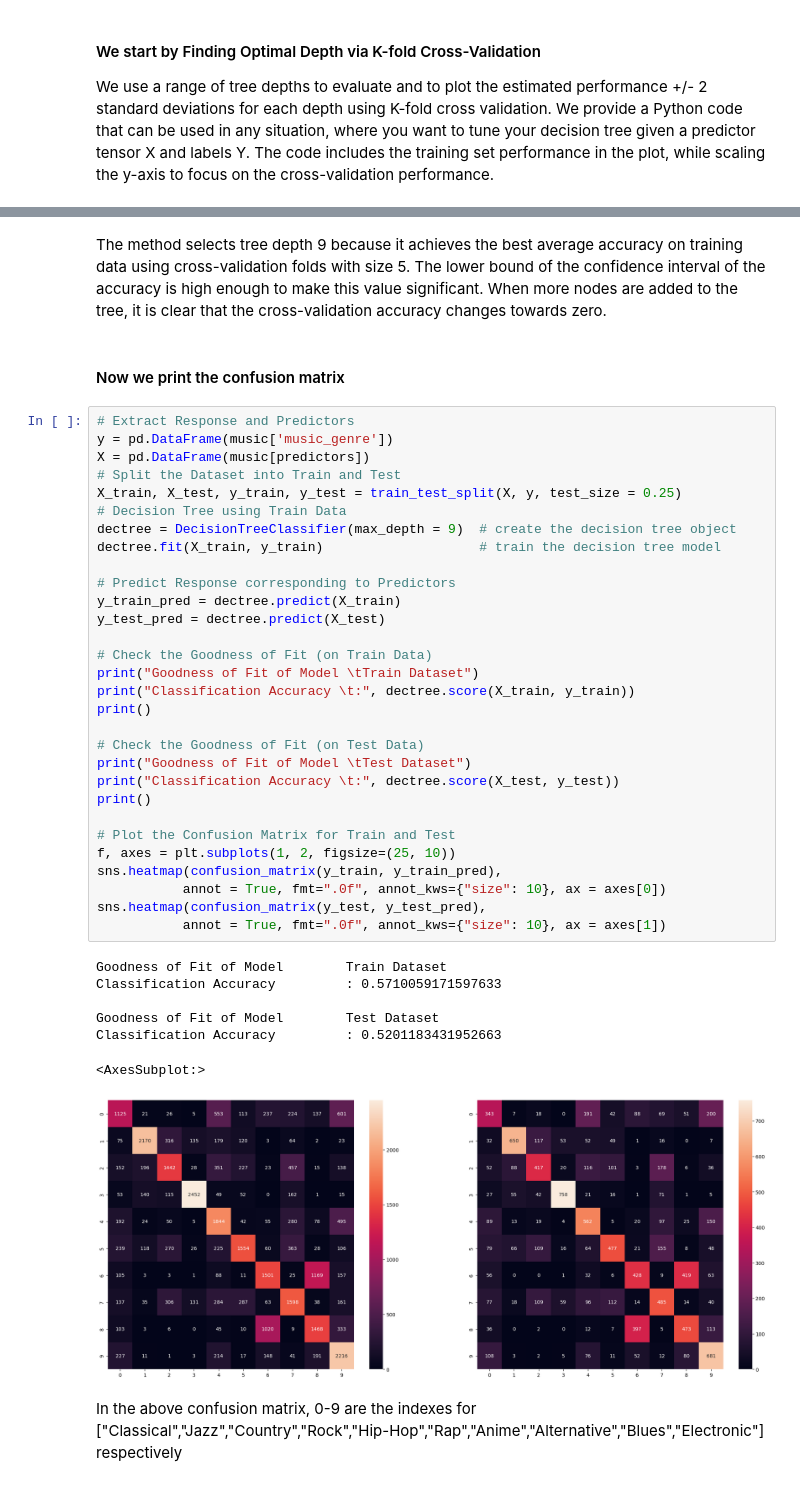
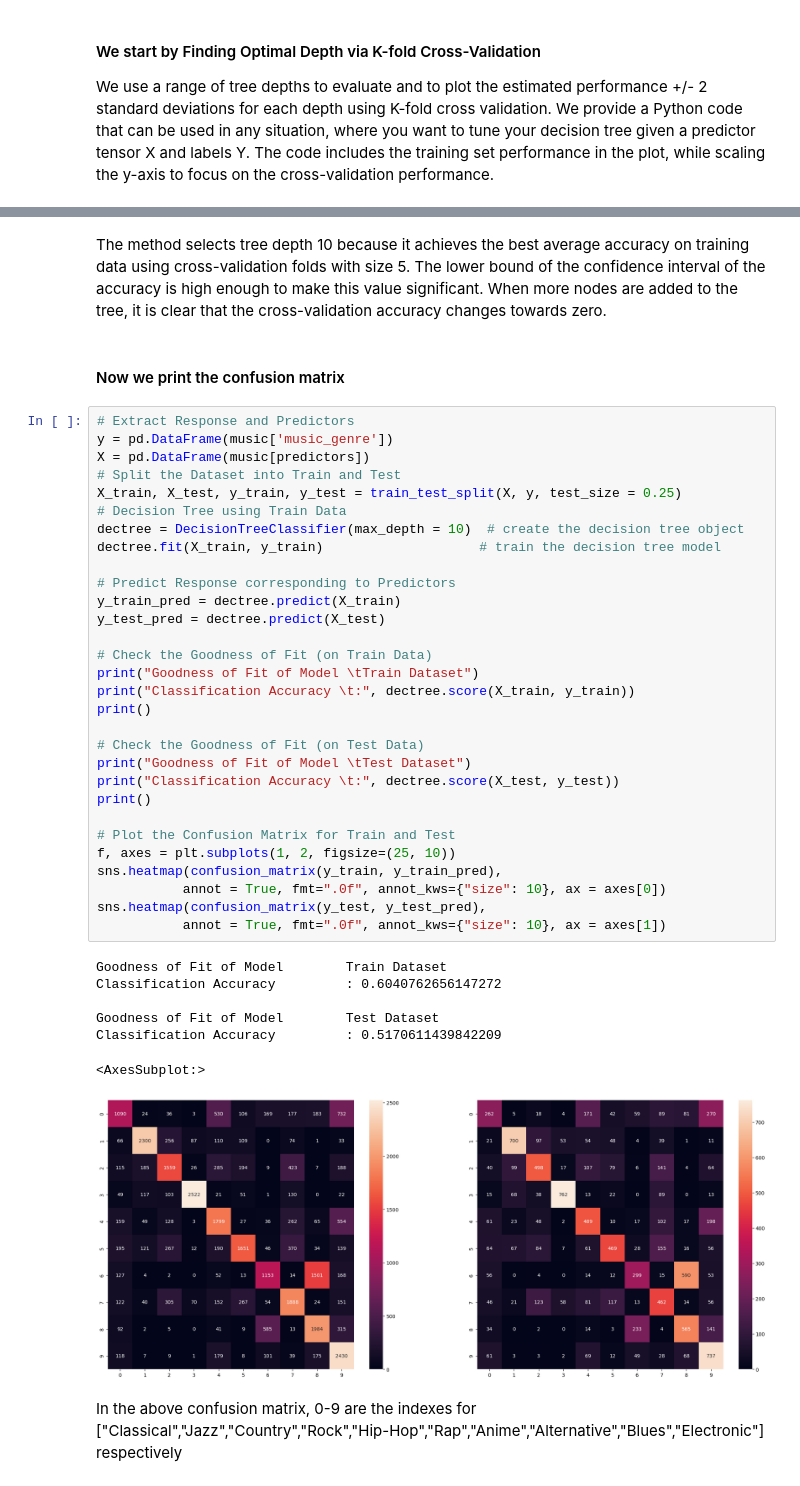
Before and after one commit to tanvi-jain3/SC1015-Song-Genre-Classification, a Jupyter notebook: Data Science Mini_Project.ipynb, the cells around one changed output, grey strips where cells are left out. Cells and saved outputs as stored; diff of their text form.

```diff
--- a/Data Science Mini_Project.ipynb
+++ b/Data Science Mini_Project.ipynb
@@ -773,5 +773,5 @@ The depth-10 tree achieves the best mean cross-validation accuracy 51.22617 +/-
 # %% [markdown]
-The method selects tree depth 9 because it achieves the best average accuracy on training data using cross-validation folds with size 5. The lower bound of the confidence interval of the accuracy is high enough to make this value significant. When more nodes are added to the tree, it is clear that the cross-validation accuracy changes towards zero.
+The method selects tree depth 10 because it achieves the best average accuracy on training data using cross-validation folds with size 5. The lower bound of the confidence interval of the accuracy is high enough to make this value significant. When more nodes are added to the tree, it is clear that the cross-validation accuracy changes towards zero.
 # %% [markdown]
 #### Now we print the confusion matrix
 # %%
@@ -781,37 +781,37 @@ X = pd.DataFrame(music[predictors])
 # Split the Dataset into Train and Test
 X_train, X_test, y_train, y_test = train_test_split(X, y, test_size = 0.25)
 # Decision Tree using Train Data
-dectree = DecisionTreeClassifier(max_depth = 9)  # create the decision tree object
+dectree = DecisionTreeClassifier(max_depth = 10)  # create the decision tree object
 dectree.fit(X_train, y_train)                    # train the decision tree model
 
 # Predict Response corresponding to Predictors
 y_train_pred = dectree.predict(X_train)
 y_test_pred = dectree.predict(X_test)
 
 # Check the Goodness of Fit (on Train Data)
 print("Goodness of Fit of Model \tTrain Dataset")
 print("Classification Accuracy \t:", dectree.score(X_train, y_train))
 print()
 
 # Check the Goodness of Fit (on Test Data)
 print("Goodness of Fit of Model \tTest Dataset")
 print("Classification Accuracy \t:", dectree.score(X_test, y_test))
 print()
 
 # Plot the Confusion Matrix for Train and Test
 f, axes = plt.subplots(1, 2, figsize=(25, 10))
 sns.heatmap(confusion_matrix(y_train, y_train_pred),
            annot = True, fmt=".0f", annot_kws={"size": 10}, ax = axes[0])
 sns.heatmap(confusion_matrix(y_test, y_test_pred),
            annot = True, fmt=".0f", annot_kws={"size": 10}, ax = axes[1])
 # %% [output]
 Goodness of Fit of Model        Train Dataset
-Classification Accuracy         : 0.5710059171597633
+Classification Accuracy         : 0.6040762656147272
 
 Goodness of Fit of Model        Test Dataset
-Classification Accuracy         : 0.5201183431952663
+Classification Accuracy         : 0.5170611439842209
 <AxesSubplot:>
-[figure, old version]
+[figure, new version]
 # %% [markdown]
 In the above confusion matrix, 0-9 are the indexes for ["Classical","Jazz","Country","Rock","Hip-Hop","Rap","Anime","Alternative","Blues","Electronic"] respectively
 # %% [markdown]
```
Also changed, not shown: parts of 7 cells of this notebook.
